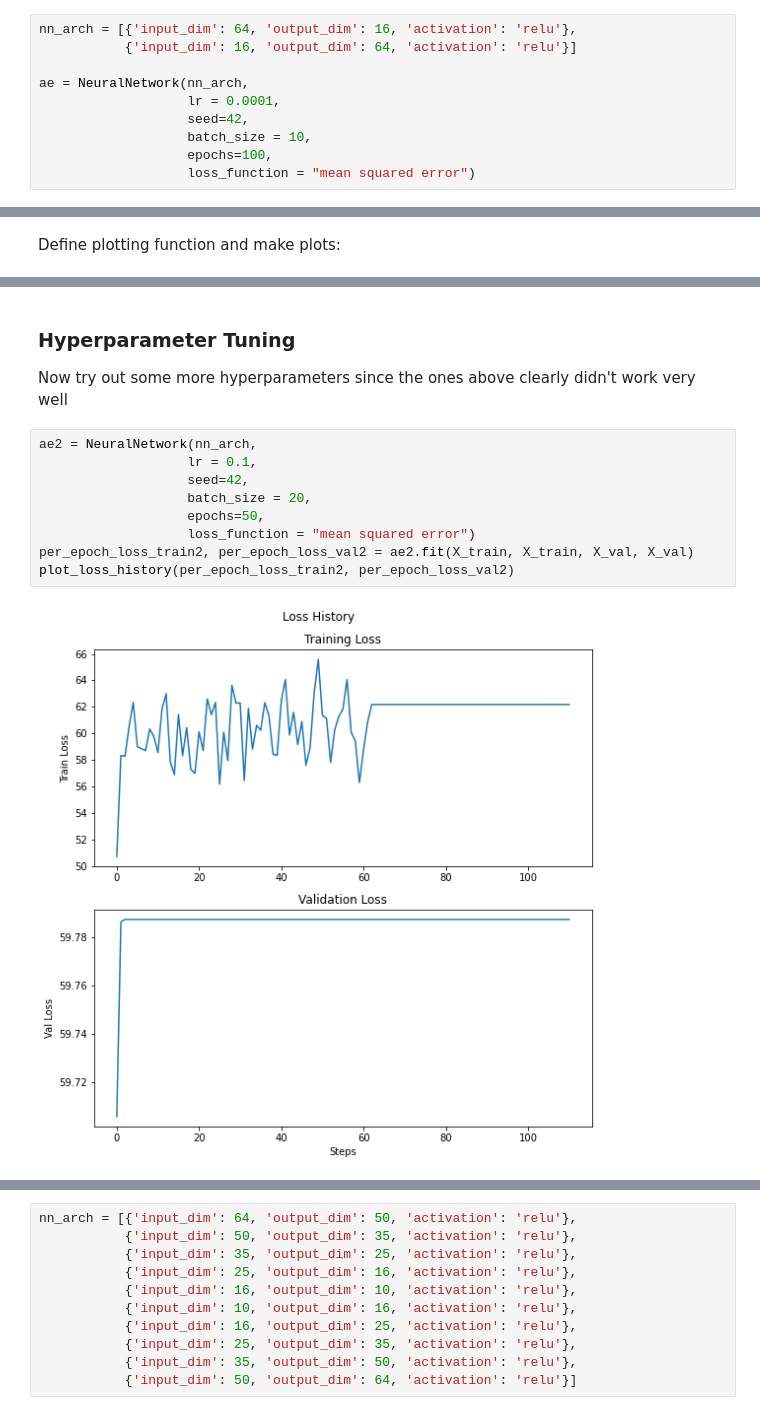
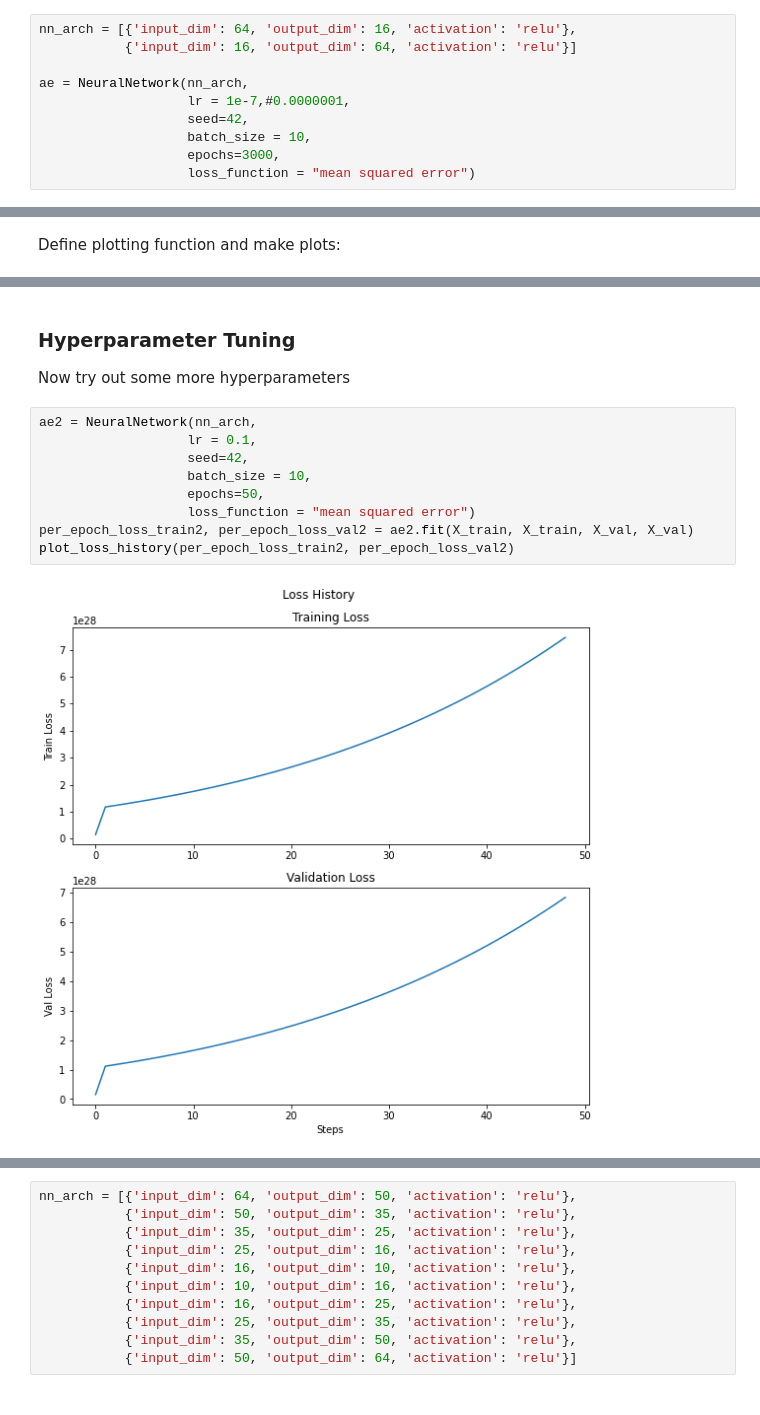
Before and after one commit to gramey02/project7, a Jupyter notebook: nn/Autoencoder.ipynb, the cells around one changed output, grey strips where cells are left out. Cells and saved outputs as stored; diff of their text form.

Commit message:
updated hyperparameter tuning

```diff
--- a/nn/Autoencoder.ipynb
+++ b/nn/Autoencoder.ipynb
@@ -42,10 +42,10 @@ nn_arch = [{'input_dim': 64, 'output_dim': 16, 'activation': 'relu'},
            {'input_dim': 16, 'output_dim': 64, 'activation': 'relu'}]
 
 ae = NeuralNetwork(nn_arch,
-                   lr = 0.0001,
+                   lr = 1e-7,#0.0000001,
                    seed=42,
                    batch_size = 10,
-                   epochs=100,
+                   epochs=3000,
                    loss_function = "mean squared error")
 # %% [markdown]
 ### Train autoencoder on training data
@@ -81,14 +83,14 @@ plot_loss_history(per_epoch_loss_train, per_epoch_loss_val)
 # %% [markdown]
 ### Hyperparameter Tuning
-Now try out some more hyperparameters since the ones above clearly didn't work very well
+Now try out some more hyperparameters
 # %%
 ae2 = NeuralNetwork(nn_arch,
                    lr = 0.1,
                    seed=42,
-                   batch_size = 20,
+                   batch_size = 10,
                    epochs=50,
                    loss_function = "mean squared error")
 per_epoch_loss_train2, per_epoch_loss_val2 = ae2.fit(X_train, X_train, X_val, X_val)
 plot_loss_history(per_epoch_loss_train2, per_epoch_loss_val2)
 # %% [output]
-[figure, old version]
+[figure, new version]
```
Also changed, not shown: parts of 6 cells of this notebook.
